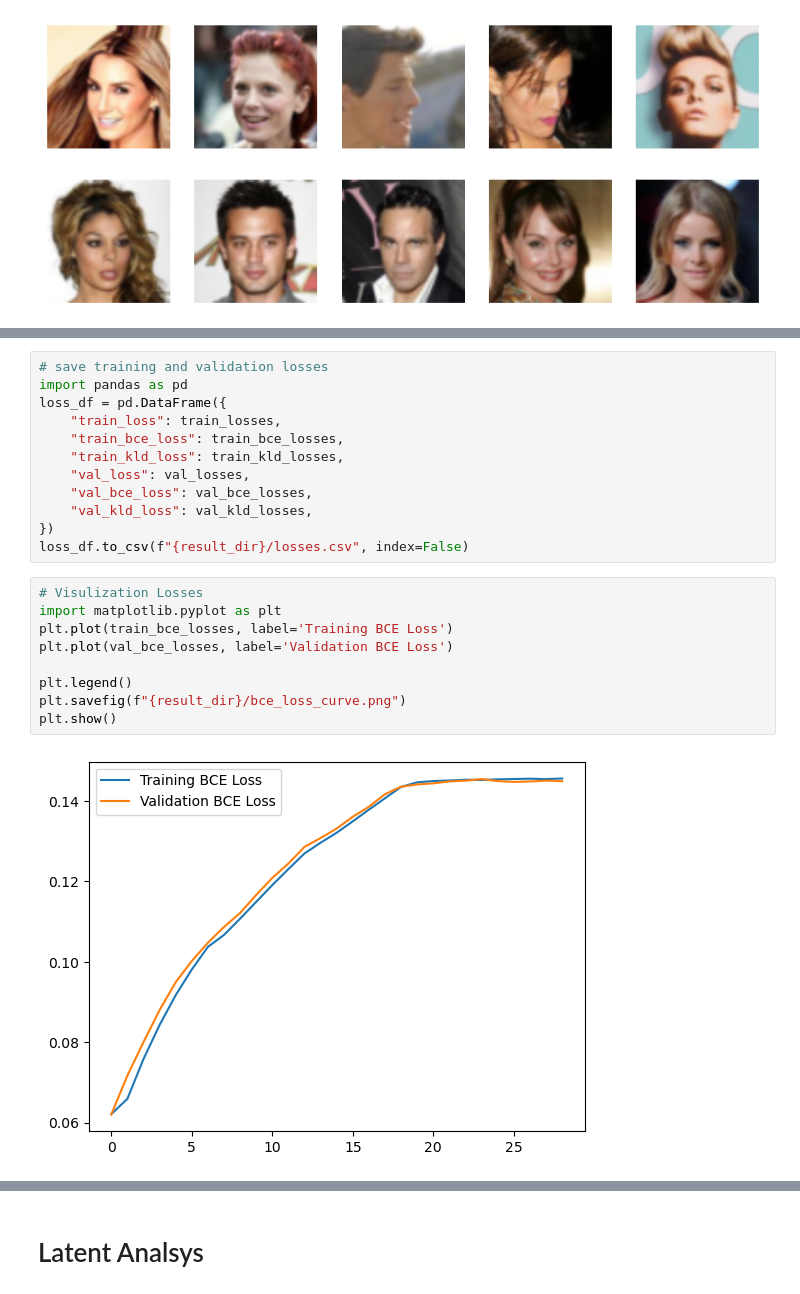
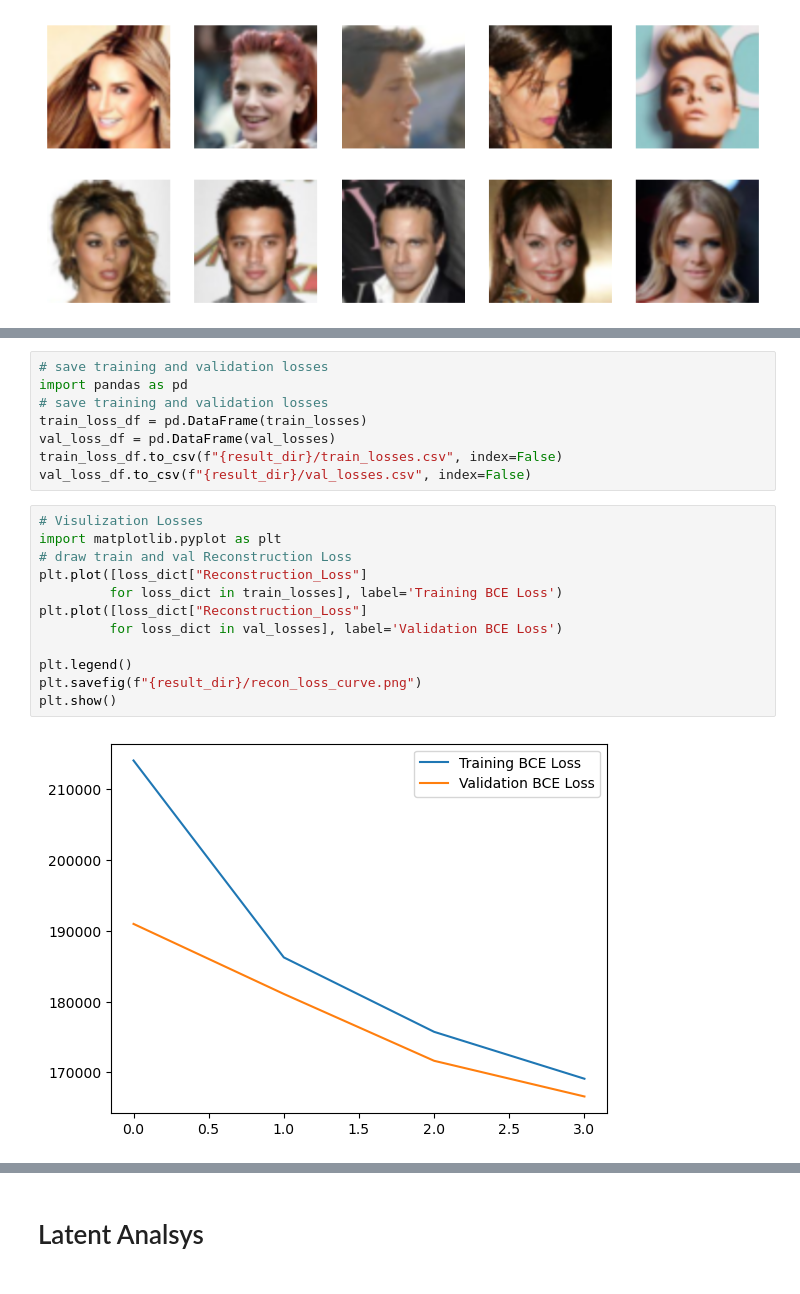
Before and after one commit to Horizon-42/variation_autoencoder, a Jupyter notebook: vae_on_celebs.ipynb, the cells around one changed output, grey strips where cells are left out. Drawn from its saved outputs; the diff is of its cells as text.

```diff
--- a/vae_on_celebs.ipynb
+++ b/vae_on_celebs.ipynb
@@ -405,24 +399,23 @@ INFO:root:Training Finished
 # %%
 # save training and validation losses
 import pandas as pd
-loss_df = pd.DataFrame({
-    "train_loss": train_losses,
-    "train_bce_loss": train_bce_losses,
-    "train_kld_loss": train_kld_losses,
-    "val_loss": val_losses,
-    "val_bce_loss": val_bce_losses,
-    "val_kld_loss": val_kld_losses,
-})
-loss_df.to_csv(f"{result_dir}/losses.csv", index=False)
+# save training and validation losses
+train_loss_df = pd.DataFrame(train_losses)
+val_loss_df = pd.DataFrame(val_losses)
+train_loss_df.to_csv(f"{result_dir}/train_losses.csv", index=False)
+val_loss_df.to_csv(f"{result_dir}/val_losses.csv", index=False)
 # %%
 # Visulization Losses
 import matplotlib.pyplot as plt
-plt.plot(train_bce_losses, label='Training BCE Loss')
-plt.plot(val_bce_losses, label='Validation BCE Loss')
+# draw train and val Reconstruction Loss
+plt.plot([loss_dict["Reconstruction_Loss"]
+         for loss_dict in train_losses], label='Training BCE Loss')
+plt.plot([loss_dict["Reconstruction_Loss"]
+         for loss_dict in val_losses], label='Validation BCE Loss')
 
 plt.legend()
-plt.savefig(f"{result_dir}/bce_loss_curve.png")
+plt.savefig(f"{result_dir}/recon_loss_curve.png")
 plt.show()
 # %% [output]
-[figure, old version]
+[figure, new version]
 # %%
```
Also changed, not shown: parts of 17 cells of this notebook.
